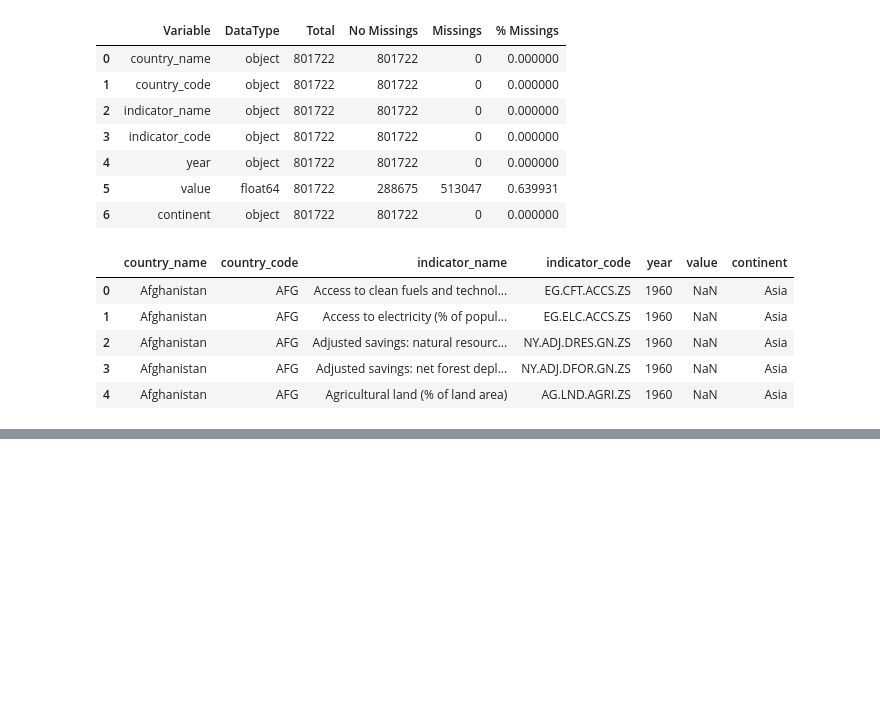
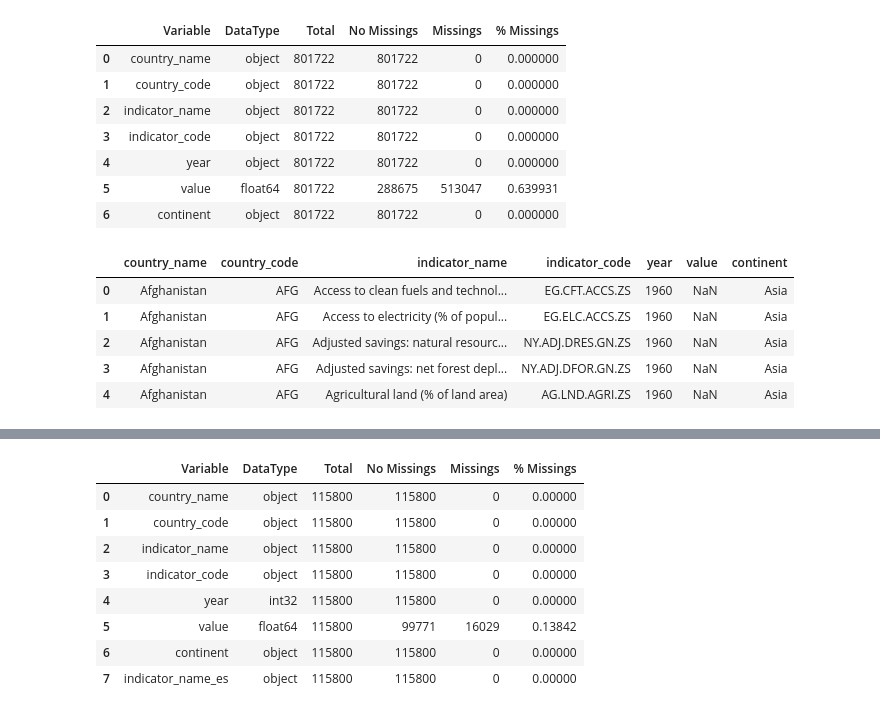
Before and after one commit to MauricioVazquezM/Data_Visualization_Course_Project, a Jupyter notebook: 2. ADVANCED DATA VISUALIZATIONS/Auxiliar Notebook.ipynb, the cells around one changed output, grey strips where cells are left out. Saved outputs shown, nothing was run; the diff lists cells and outputs as text; code cells hidden in the pictures; blank space fills up the shorter version.

```diff
--- a/2. ADVANCED DATA VISUALIZATIONS/Auxiliar Notebook.ipynb
+++ b/2. ADVANCED DATA VISUALIZATIONS/Auxiliar Notebook.ipynb
@@ -369,2 +392,15 @@ data_top15
+# %%
+# Revisando los missings
+ut.univar_analisis(data_clean)[['Variable', 'DataType', 'Total', 'No Missings', 'Missings', '% Missings']]
+# %% [output]
+|  | Variable | DataType | Total | No Missings | Missings | % Missings |
+| 0 | country_name | object | 115800 | 115800 | 0 | 0.00000 |
+| 1 | country_code | object | 115800 | 115800 | 0 | 0.00000 |
+| 2 | indicator_name | object | 115800 | 115800 | 0 | 0.00000 |
+| 3 | indicator_code | object | 115800 | 115800 | 0 | 0.00000 |
+| 4 | year | int32 | 115800 | 115800 | 0 | 0.00000 |
+| 5 | value | float64 | 115800 | 99771 | 16029 | 0.13842 |
+| 6 | continent | object | 115800 | 115800 | 0 | 0.00000 |
+| 7 | indicator_name_es | object | 115800 | 115800 | 0 | 0.00000 |
 # %%
 # Guardando el dataframe limpio
```
Also changed, not shown: parts of 7 cells of this notebook.
